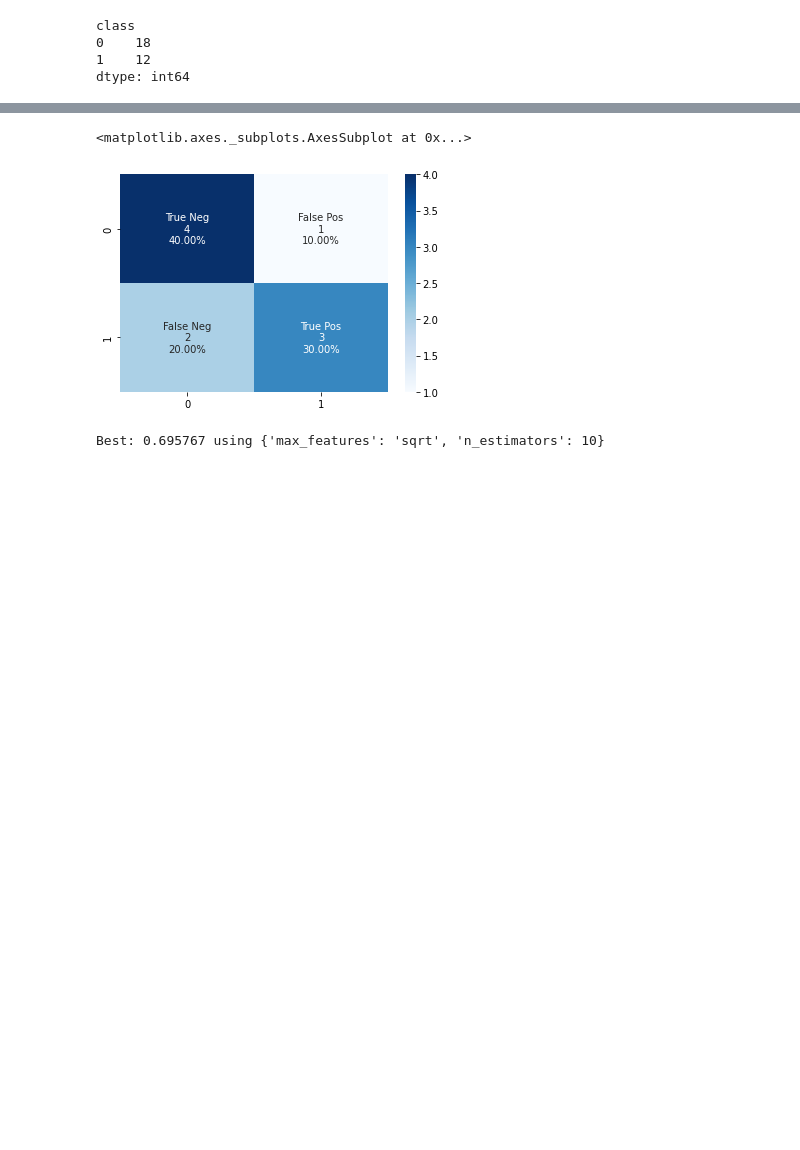
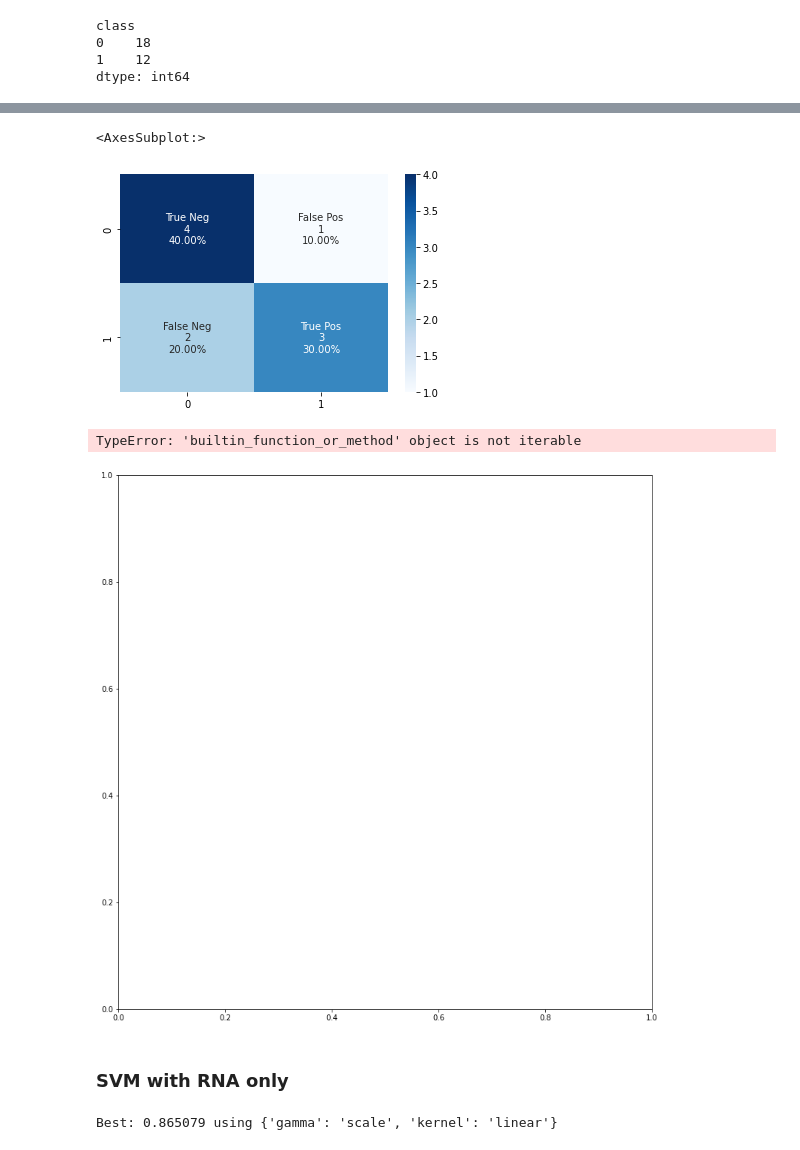
Before and after one commit to nepsygirl/DataScience_finalProjekt_Group2, a Jupyter notebook: confusionmatrix_ML.ipynb, the cells around one changed output, grey strips where cells are left out. Saved outputs shown, nothing was run; the diff lists cells and outputs as text; code cells hidden in the pictures; blank space fills up the shorter version.

```diff
--- a/confusionmatrix_ML.ipynb
+++ b/confusionmatrix_ML.ipynb
@@ -227,14 +192,14 @@ Accuracy is:  0.7
 [figure]
 # %%
-group_names = ["True Neg","False Pos","False Neg","True Pos"]
-group_counts = ["{0:0.0f}".format(value) for value in
-                cm.flatten()]
-group_percentages = ["{0:.2%}".format(value) for value in
-                    cm.flatten()/np.sum(cm)]
+group_names = ["True Neg", "False Pos", "False Neg", "True Pos"]
+group_counts = ["{0:0.0f}".format(value) for value in cm.flatten()]
+group_percentages = ["{0:.2%}".format(value) for value in cm.flatten()/np.sum(cm)]
+
 labels = [f"{v1}\n{v2}\n{v3}" for v1, v2, v3 in
           zip(group_names,group_counts,group_percentages)]
 labels = np.asarray(labels).reshape(2,2)
+
 sns.heatmap(cm, annot=labels, fmt='', cmap='Blues')
 # %% [output]
-<matplotlib.axes._subplots.AxesSubplot at 0x...>
+<AxesSubplot:>
 [figure]
@@ -241,17 +216,28 @@ sns.heatmap(cm, annot=labels, fmt='', cmap='Blues')
+# %%
+fig = plt.figure(figsize=(10,10))
+ax = fig.add_axes([0,0,1,1])
+flat_list = [item for sublist in r.values for item in sublist]
+ax.bar(list(r.index),flat_list)
+ax.set_xlabel('features')
+ax.set_ylabel('feature_importance')
+fig.autofmt_xdate(rotation=45)
+plt.show()
+# %% [output]
+TypeError: 'builtin_function_or_method' object is not iterable
+[figure, added]
+# %% [markdown]
+### SVM with RNA only
 # %%
-from sklearn.datasets import make_blobs
-from sklearn.model_selection import RepeatedStratifiedKFold
-from sklearn.model_selection import GridSearchCV
-from sklearn.ensemble import RandomForestClassifier
 # define models and parameters
-model = RandomForestClassifier()
-n_estimators = [10]
-max_features = ['sqrt', 'log2']
+model = sklearn.svm.SVC()
+kernel = ['linear', 'poly', 'rbf', 'sigmoid']
+gamma = ['scale', 'auto'] # for poly, rbf, sigmoid
+
 # define grid search
-grid = dict(n_estimators=n_estimators,max_features=max_features)
+grid = dict(kernel=kernel, gamma=gamma)
 cv = RepeatedStratifiedKFold(n_splits=3, n_repeats=3, random_state=1)
-grid_search = GridSearchCV(estimator=model, param_grid=grid, n_jobs=-1, cv=cv, scoring='accuracy',error_score=0)
+grid_search = GridSearchCV(estimator=model, param_grid=grid, n_jobs=-1, cv=cv, scoring='accuracy', error_score=0)
 grid_result = grid_search.fit(X_train, Y_train)
 print("Best: %f using %s" % (grid_result.best_score_, grid_result.best_params_))
 # %% [output]
-Best: 0.695767 using {'max_features': 'sqrt', 'n_estimators': 10}
+Best: 0.865079 using {'gamma': 'scale', 'kernel': 'linear'}
```
Also changed, not shown: parts of 31 cells of this notebook.
